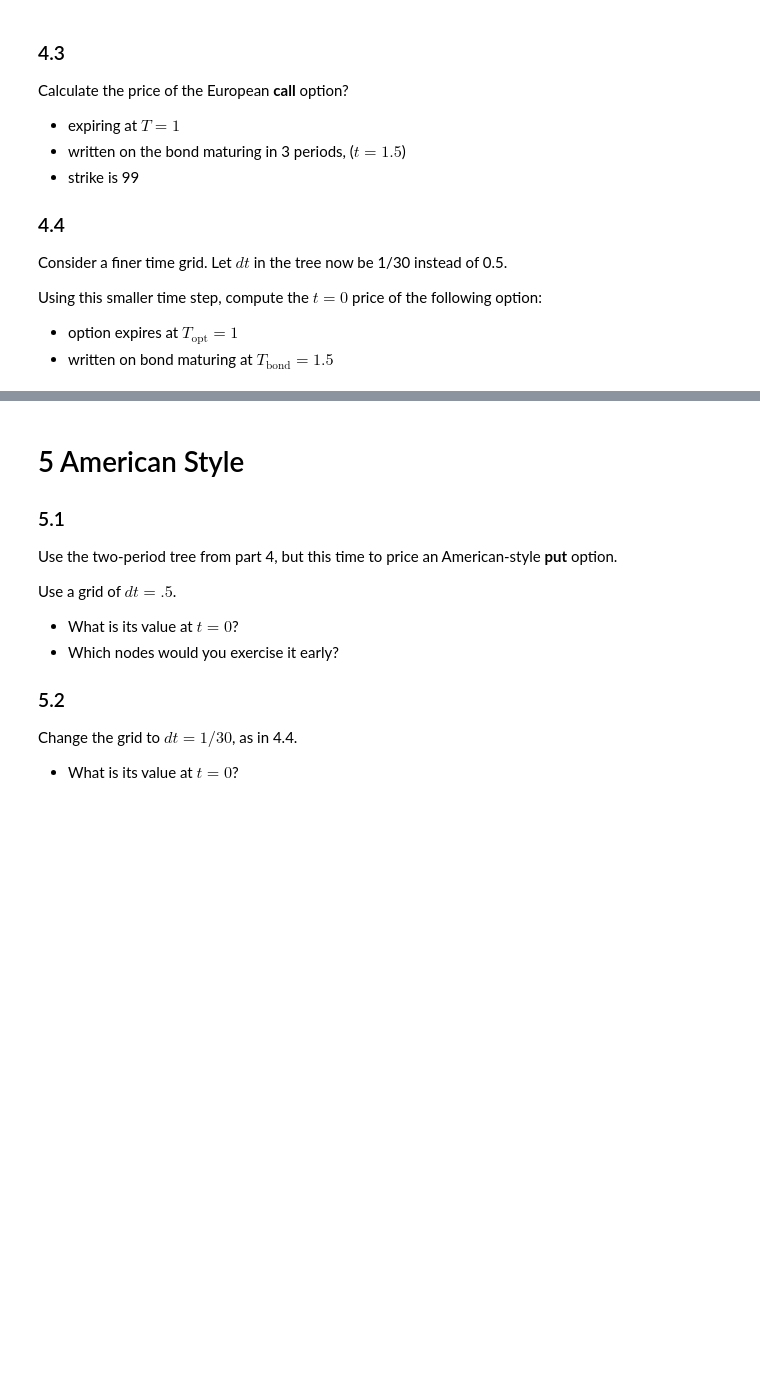
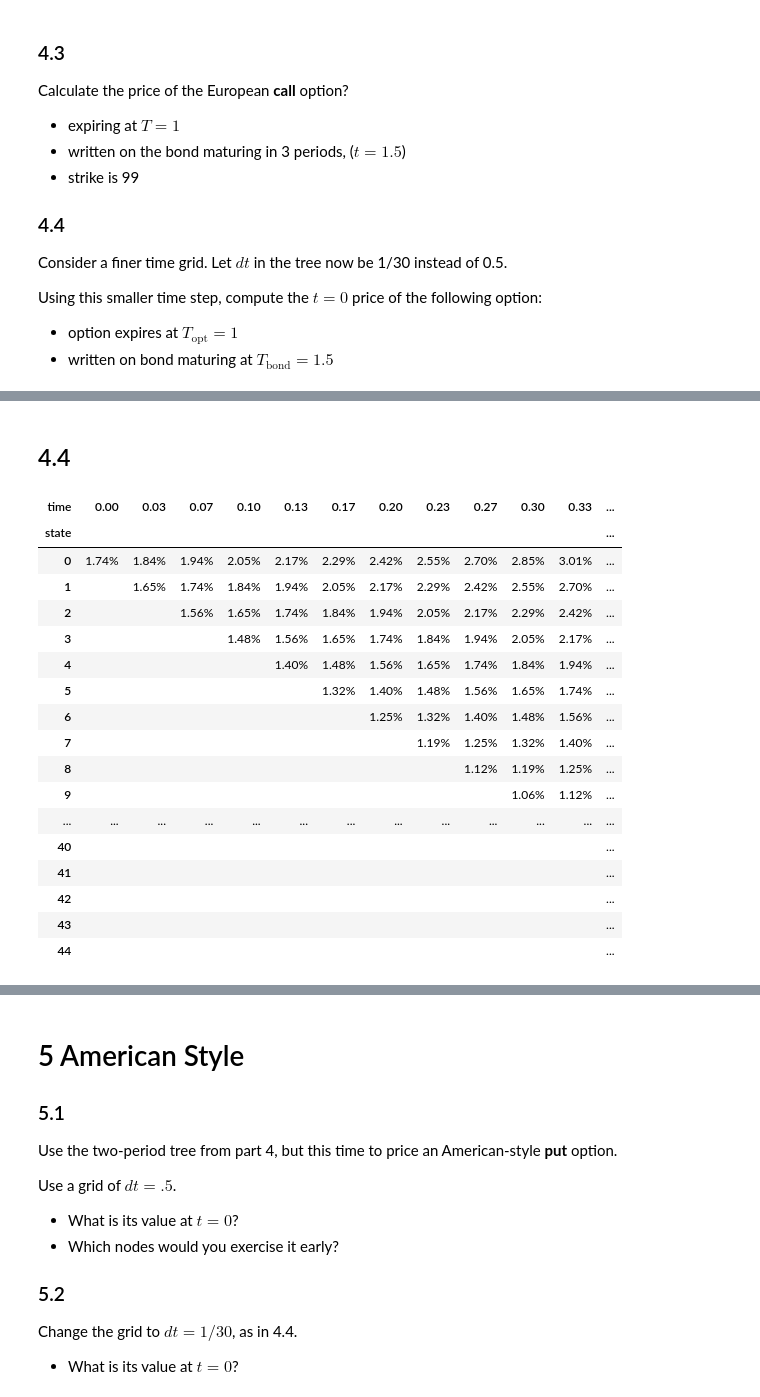
Before and after one commit to BryceH-25/finm-fiderivs-2024, a Jupyter notebook: homework/Homework 1.ipynb, the cells around one changed output, grey strips where cells are left out. Cells and saved outputs as stored; diff of their text form; code cells hidden in the pictures; blank space fills up the shorter version.

```diff
--- a/homework/Homework 1.ipynb
+++ b/homework/Homework 1.ipynb
@@ -65,0 +78,3 @@ What is the price of the swap?
+# %%
+rate_tree.columns = [float(name) for name in rate_tree.columns]
+rate_tree
@@ -65,0 +101,10 @@ What is the price of the swap?
+# %%
+dt = .5
+
+A = np.exp(rate_tree.iloc[0,0] * dt) ## GROWTH FACTOR
+Z = np.exp(-rate_tree.iloc[0,0] * dt) ## DISCOUNT FACTOR
+
+pstar = (A * bond_tree.loc[0, 0] - bond_tree.loc[1,dt])/(bond_tree.loc[0,dt] - bond_tree.loc[1,dt]) ## RISK-NEUTRAL PROBABILITY
+
+pvec = pd.DataFrame([pstar,1-pstar],index=['prob up','prob down'],columns=[''])
+pvec.style.format('{:.2%}')
@@ -138,0 +509,53 @@ Using this smaller time step, compute the $t=0$ price of the following option:
+# %% [markdown]
+## 4.4
+# %%
+def construct_rate_tree(dt,T):
+    """
+    Constructs a rate tree based on the given time step and time horizon.
+
+    Parameters:
+    dt (float): The time step.
+    T (float): The time horizon.
+
+    Returns:
+    pd.DataFrame: The rate tree.
+    """
+    timegrid = pd.Series((np.arange(0,round(T/dt)+1)*dt).round(6),name='time',index=pd.Index(range(round(T/dt)+1),name='state'))
+    tree = pd.DataFrame(dtype=float,columns=timegrid,index=timegrid.index)
+    return tree
+# %%
+dt = 1/30
+TMAT = 1.5
+#Assuming annualized 3% volatility from last years notes
+sigma = .3
+up = np.exp(sigma*np.sqrt(dt))
+down = np.exp(-sigma*np.sqrt(dt))
+
+ratetree_dense = construct_rate_tree(dt, TMAT-dt)
+ratetree_dense.loc[0,0] = rate_tree.loc[0,0]
+
+for tsteps in range(ratetree_dense.shape[1]-1):
+    ratetree_dense.iloc[:,tsteps+1] = ratetree_dense.iloc[:,tsteps] * up
+    ratetree_dense.iloc[tsteps+1,tsteps+1] = ratetree_dense.iloc[tsteps,tsteps] * down
+
+
+format_bintree(ratetree_dense,style='{:.2%}')
+# %% [output]
+| time | 0.00 | 0.03 | 0.07 | 0.10 | 0.13 | 0.17 | 0.20 | 0.23 | 0.27 | 0.30 | 0.33 | ... |
+| state |  |  |  |  |  |  |  |  |  |  |  | ... |
+| 0 | 1.74% | 1.84% | 1.94% | 2.05% | 2.17% | 2.29% | 2.42% | 2.55% | 2.70% | 2.85% | 3.01% | ... |
+| 1 |  | 1.65% | 1.74% | 1.84% | 1.94% | 2.05% | 2.17% | 2.29% | 2.42% | 2.55% | 2.70% | ... |
+| 2 |  |  | 1.56% | 1.65% | 1.74% | 1.84% | 1.94% | 2.05% | 2.17% | 2.29% | 2.42% | ... |
+| 3 |  |  |  | 1.48% | 1.56% | 1.65% | 1.74% | 1.84% | 1.94% | 2.05% | 2.17% | ... |
+| 4 |  |  |  |  | 1.40% | 1.48% | 1.56% | 1.65% | 1.74% | 1.84% | 1.94% | ... |
+| 5 |  |  |  |  |  | 1.32% | 1.40% | 1.48% | 1.56% | 1.65% | 1.74% | ... |
+| 6 |  |  |  |  |  |  | 1.25% | 1.32% | 1.40% | 1.48% | 1.56% | ... |
+| 7 |  |  |  |  |  |  |  | 1.19% | 1.25% | 1.32% | 1.40% | ... |
+| 8 |  |  |  |  |  |  |  |  | 1.12% | 1.19% | 1.25% | ... |
+| 9 |  |  |  |  |  |  |  |  |  | 1.06% | 1.12% | ... |
+| ... | ... | ... | ... | ... | ... | ... | ... | ... | ... | ... | ... | ... |
+| 40 |  |  |  |  |  |  |  |  |  |  |  | ... |
+| 41 |  |  |  |  |  |  |  |  |  |  |  | ... |
+| 42 |  |  |  |  |  |  |  |  |  |  |  | ... |
+| 43 |  |  |  |  |  |  |  |  |  |  |  | ... |
+| 44 |  |  |  |  |  |  |  |  |  |  |  | ... |
```
Also changed, not shown: parts of 42 cells of this notebook.
